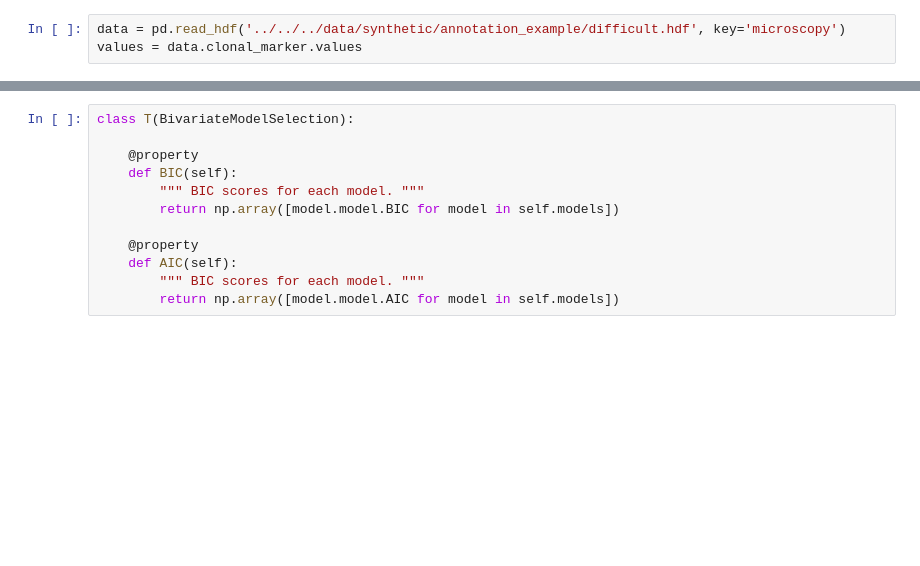
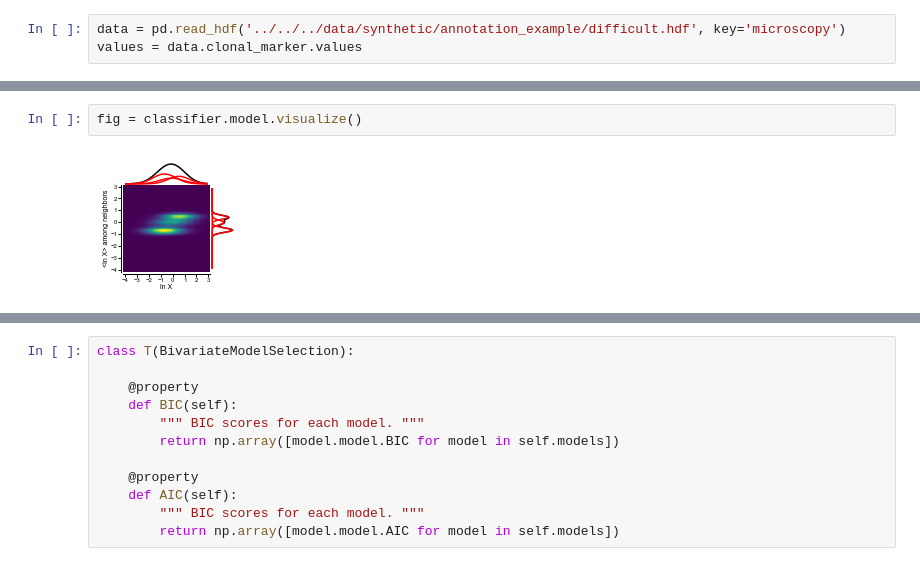
Before and after one commit to sbernasek/flyqma, a Jupyter notebook: notebooks/figures/classifier_dev.ipynb, the cells around one changed output, grey strips where cells are left out. Saved outputs shown, nothing was run; the diff lists cells and outputs as text; blank space fills up the shorter version.

```diff
--- a/notebooks/figures/classifier_dev.ipynb
+++ b/notebooks/figures/classifier_dev.ipynb
@@ -37,0 +57,4 @@ selector.BIC
+# %%
+fig = classifier.model.visualize()
+# %% [output]
+[figure, added]
```
Also changed, not shown: parts of 87 cells of this notebook, 10 other files.
